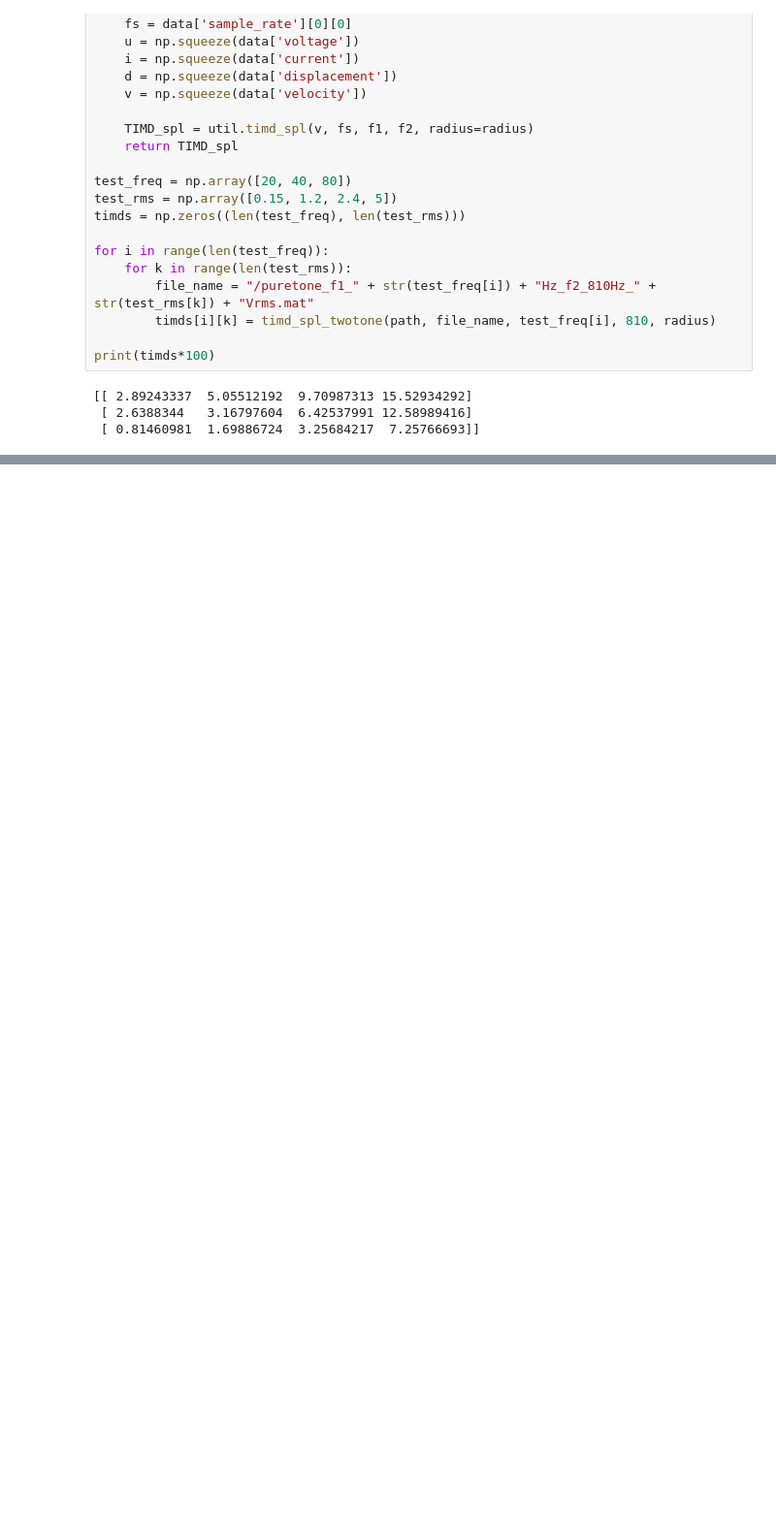
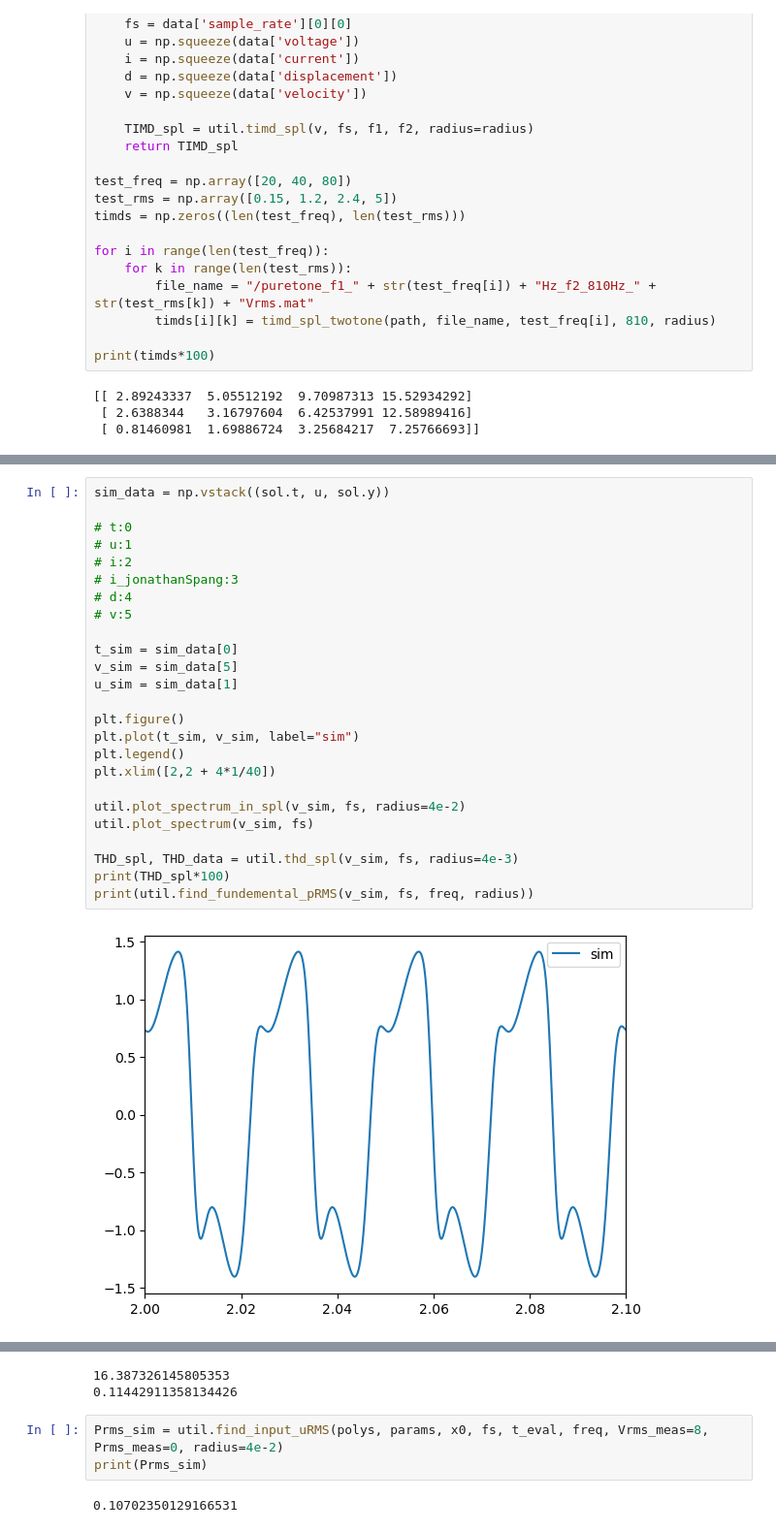
Before and after one commit to istlf/non-linear-transducers-project, a Jupyter notebook: Lab D.ipynb, the cells around one changed output, grey strips where cells are left out. Shown at 97% size. Cells and saved outputs as stored; diff of their text form; blank space fills up the shorter version.

```diff
--- a/Lab D.ipynb
+++ b/Lab D.ipynb
@@ -124,0 +200,27 @@ print(timds*100)
+# %%
+sim_data = np.vstack((sol.t, u, sol.y))
+
+# t:0
+# u:1
+# i:2
+# i_jonathanSpang:3
+# d:4
+# v:5
+
+t_sim = sim_data[0]
+v_sim = sim_data[5]
+u_sim = sim_data[1]
+
+plt.figure()
+plt.plot(t_sim, v_sim, label="sim")
+plt.legend()
+plt.xlim([2,2 + 4*1/40])
+
+util.plot_spectrum_in_spl(v_sim, fs, radius=4e-2)
+util.plot_spectrum(v_sim, fs)
+
+THD_spl, THD_data = util.thd_spl(v_sim, fs, radius=4e-3)
+print(THD_spl*100)
+print(util.find_fundemental_pRMS(v_sim, fs, freq, radius))
+# %% [output]
+[figure, added]
@@ -124,0 +229,7 @@ print(timds*100)
+16.387326145805353
+0.11442911358134426
+# %%
+Prms_sim = util.find_input_uRMS(polys, params, x0, fs, t_eval, freq, Vrms_meas=8, Prms_meas=0, radius=4e-2)
+print(Prms_sim)
+# %% [output]
+0.10702350129166531
```
Also changed, not shown: parts of 3 cells of this notebook, 9 other files.
